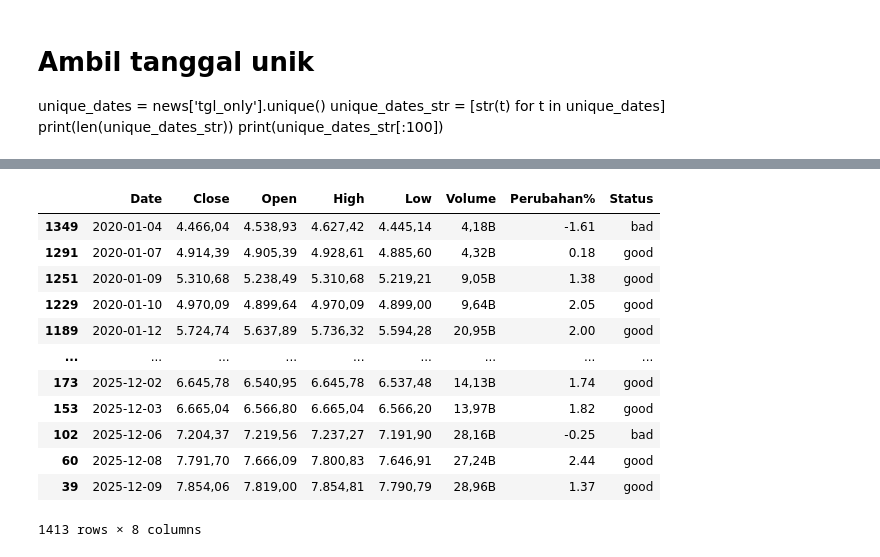
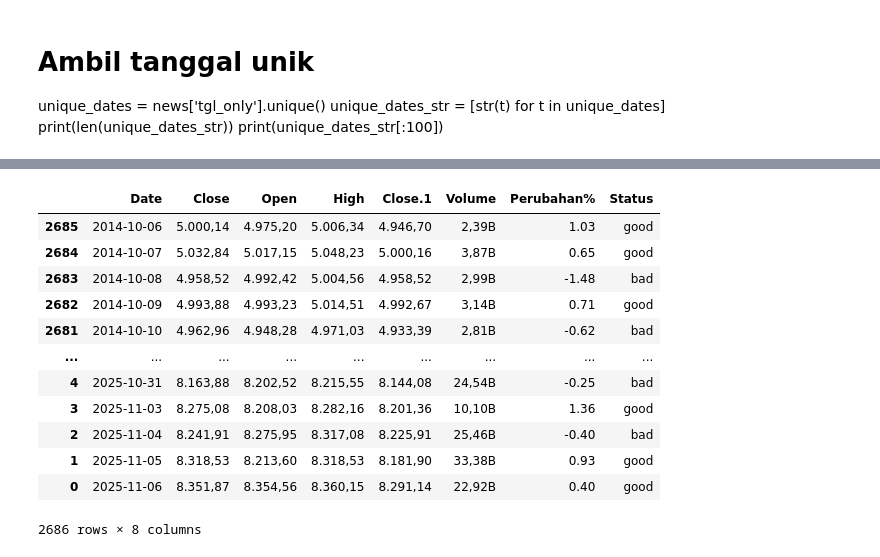
Before and after one commit to arindyproject/copas_ai, a Jupyter notebook: text_klasifikasi.ipynb, the cells around one changed output, grey strips where cells are left out. Cells and saved outputs as stored; diff of their text form; code cells hidden in the pictures.

```diff
--- a/text_klasifikasi.ipynb
+++ b/text_klasifikasi.ipynb
@@ -85,38 +88,53 @@ news
 # %%
+import pandas as pd
+
+# Baca file CSV
 stock = pd.read_csv("data_news/ihsg.csv")
-stock['Date'] = pd.to_datetime(stock['Date'])
+
+# Konversi kolom Date ke datetime dengan format hari/bulan/tahun
+stock['Date'] = pd.to_datetime(stock['Date'], dayfirst=True, errors='coerce')
+
+# Tambahkan timezone Asia/Jakarta
+#stock['Date'] = stock['Date'].dt.tz_localize('Asia/Jakarta')
+
+# Urutkan berdasarkan tanggal
 stock = stock.sort_values(by='Date', ascending=True)
+
+# Bersihkan dan ubah kolom Perubahan%
 stock["Perubahan%"] = (
     stock["Perubahan%"]
-    .str.replace("%", "", regex=False)   # hilangkan tanda persen
-    .str.replace(",", ".", regex=False)  # ubah koma jadi titik
-    .astype(float)                       # ubah ke tipe float
+    .astype(str)                        # pastikan string
+    .str.replace("%", "", regex=False)  # hilangkan tanda persen
+    .str.replace(",", ".", regex=False) # ubah koma jadi titik
+    .astype(float)                      # ubah ke float
 )
-# Tambahkan kolom 'Status' berdasarkan nilai
+
+# Fungsi status
 def get_status(x):
     if x < 0:
         return "bad"
-    elif x == 0:
-        return "netral"
     else:
         return "good"
 
+# Tambahkan kolom Status
 stock["Status"] = stock["Perubahan%"].apply(get_status)
+
+# Tampilkan hasil
 stock
 # %% [output]
-|  | Date | Close | Open | High | Low | Volume | Perubahan% | Status |
-| 1349 | 2020-01-04 | 4.466,04 | 4.538,93 | 4.627,42 | 4.445,14 | 4,18B | -1.61 | bad |
-| 1291 | 2020-01-07 | 4.914,39 | 4.905,39 | 4.928,61 | 4.885,60 | 4,32B | 0.18 | good |
-| 1251 | 2020-01-09 | 5.310,68 | 5.238,49 | 5.310,68 | 5.219,21 | 9,05B | 1.38 | good |
-| 1229 | 2020-01-10 | 4.970,09 | 4.899,64 | 4.970,09 | 4.899,00 | 9,64B | 2.05 | good |
-| 1189 | 2020-01-12 | 5.724,74 | 5.637,89 | 5.736,32 | 5.594,28 | 20,95B | 2.00 | good |
+|  | Date | Close | Open | High | Close.1 | Volume | Perubahan% | Status |
+| 2685 | 2014-10-06 | 5.000,14 | 4.975,20 | 5.006,34 | 4.946,70 | 2,39B | 1.03 | good |
+| 2684 | 2014-10-07 | 5.032,84 | 5.017,15 | 5.048,23 | 5.000,16 | 3,87B | 0.65 | good |
+| 2683 | 2014-10-08 | 4.958,52 | 4.992,42 | 5.004,56 | 4.958,52 | 2,99B | -1.48 | bad |
+| 2682 | 2014-10-09 | 4.993,88 | 4.993,23 | 5.014,51 | 4.992,67 | 3,14B | 0.71 | good |
+| 2681 | 2014-10-10 | 4.962,96 | 4.948,28 | 4.971,03 | 4.933,39 | 2,81B | -0.62 | bad |
 | ... | ... | ... | ... | ... | ... | ... | ... | ... |
-| 173 | 2025-12-02 | 6.645,78 | 6.540,95 | 6.645,78 | 6.537,48 | 14,13B | 1.74 | good |
-| 153 | 2025-12-03 | 6.665,04 | 6.566,80 | 6.665,04 | 6.566,20 | 13,97B | 1.82 | good |
-| 102 | 2025-12-06 | 7.204,37 | 7.219,56 | 7.237,27 | 7.191,90 | 28,16B | -0.25 | bad |
-| 60 | 2025-12-08 | 7.791,70 | 7.666,09 | 7.800,83 | 7.646,91 | 27,24B | 2.44 | good |
-| 39 | 2025-12-09 | 7.854,06 | 7.819,00 | 7.854,81 | 7.790,79 | 28,96B | 1.37 | good |
+| 4 | 2025-10-31 | 8.163,88 | 8.202,52 | 8.215,55 | 8.144,08 | 24,54B | -0.25 | bad |
+| 3 | 2025-11-03 | 8.275,08 | 8.208,03 | 8.282,16 | 8.201,36 | 10,10B | 1.36 | good |
+| 2 | 2025-11-04 | 8.241,91 | 8.275,95 | 8.317,08 | 8.225,91 | 25,46B | -0.40 | bad |
+| 1 | 2025-11-05 | 8.318,53 | 8.213,60 | 8.318,53 | 8.181,90 | 33,38B | 0.93 | good |
+| 0 | 2025-11-06 | 8.351,87 | 8.354,56 | 8.360,15 | 8.291,14 | 22,92B | 0.40 | good |
-1413 rows × 8 columns
+2686 rows × 8 columns
 # %%
 import pandas as pd
 from datetime import timedelta
```
Also changed, not shown: parts of 20 cells of this notebook, 3 other files.
